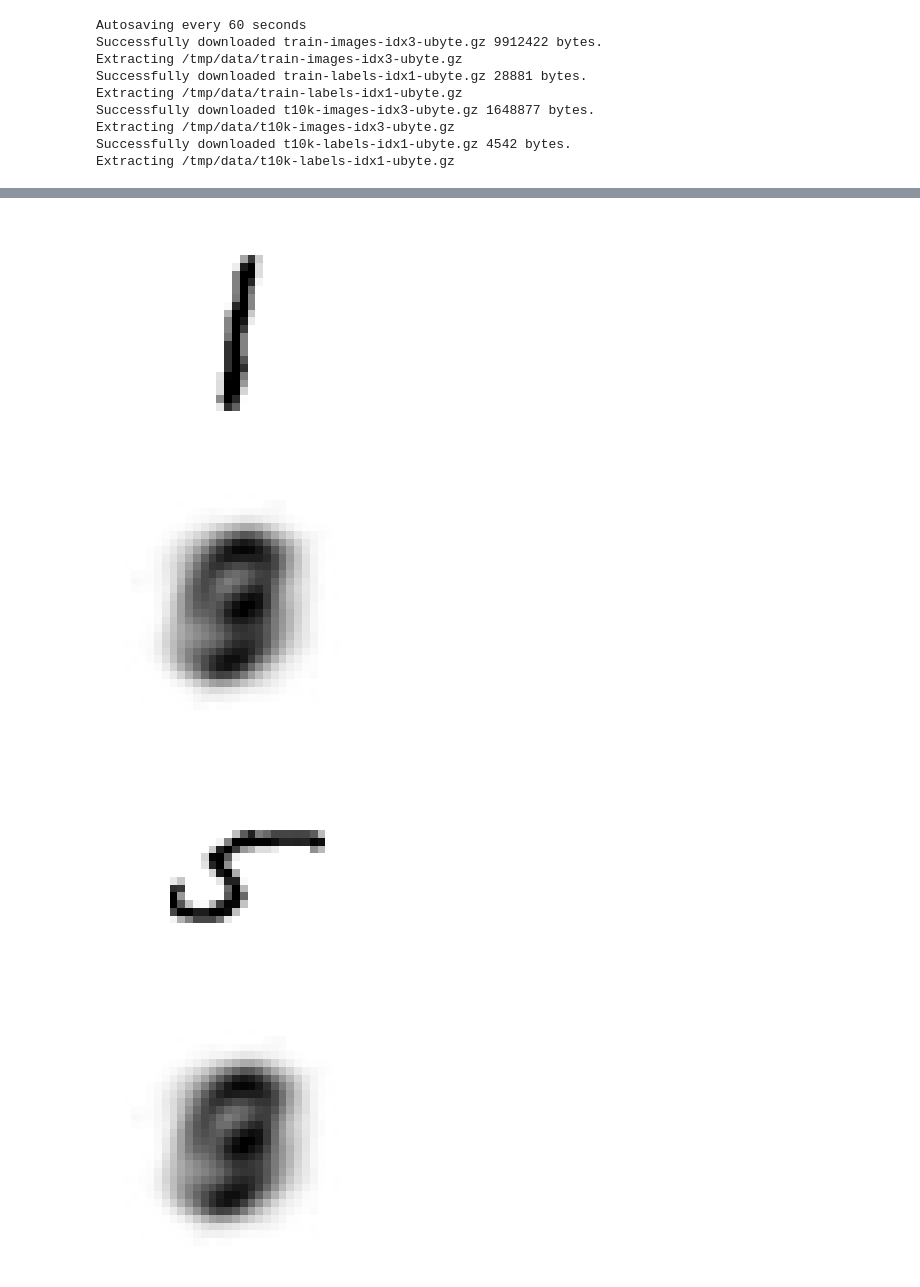
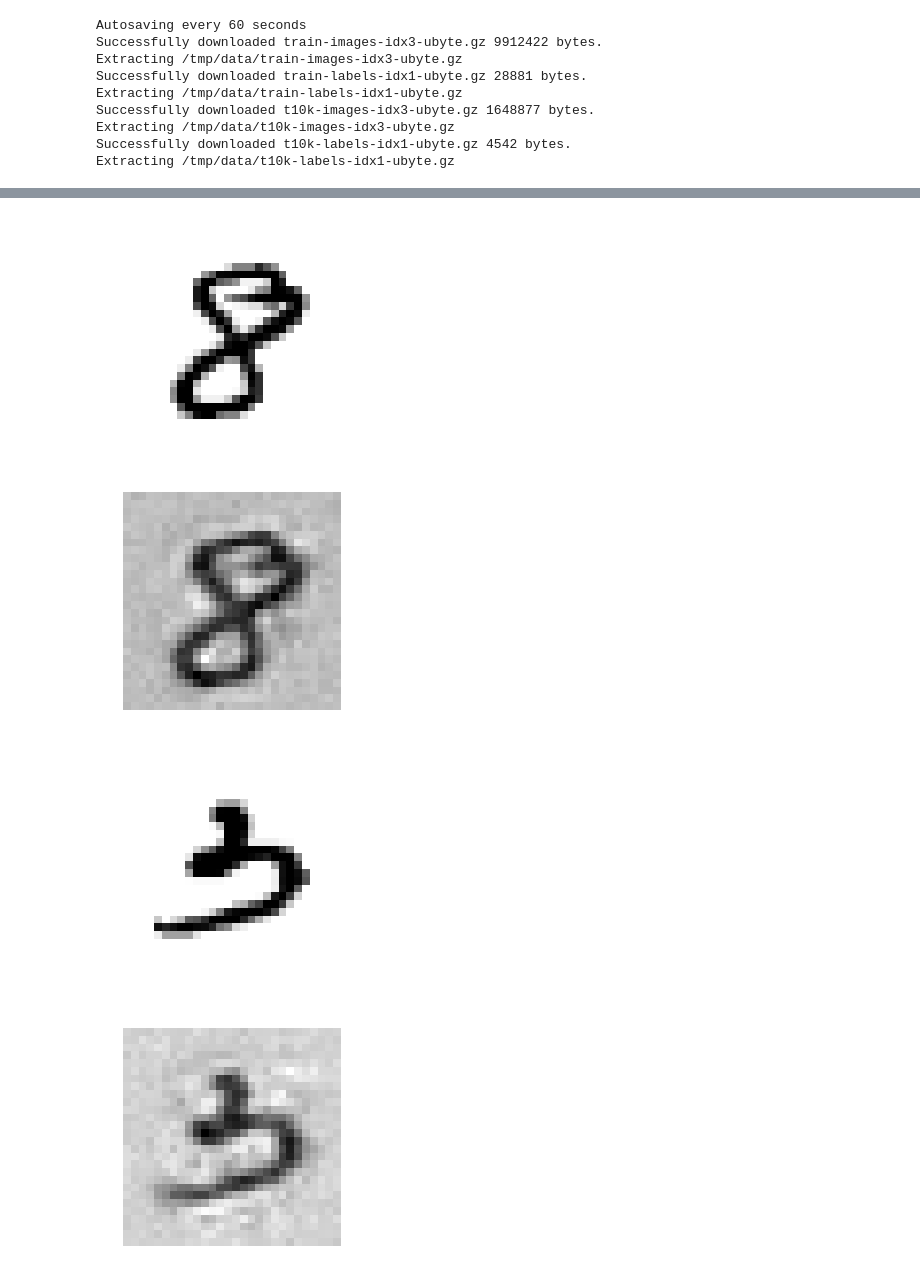
Before and after one commit to ashleyjsands/hands-on-ml, a Jupyter notebook: 15 Autoencoders.ipynb, the cells around one changed output, grey strips where cells are left out. Cells and saved outputs as stored; diff of their text form; code cells hidden in the pictures.

```diff
--- a/15 Autoencoders.ipynb
+++ b/15 Autoencoders.ipynb
@@ -166,25 +191,26 @@ INFO:tensorflow:Restoring parameters from ./checkpoints/mnist_autoencoder_model_
 # %%
 %matplotlib inline
 import matplotlib
 import matplotlib.pyplot as plt
 
 def show_image(image):
     plt.imshow(image, cmap = matplotlib.cm.binary,
         interpolation="nearest")
     plt.axis("off")
     plt.show()
 
 visualisation_batch = mnist.train.images[:3]
 o = sess.run([outputs], feed_dict={X: visualisation_batch})
+o = np.array(o).reshape((-1, n_input_neurons))
 
 image_shape = (input_spatial_size, input_spatial_size)
-for input_data, output_data in zip(visualisation_batch, o[0]):
+for input_data, output_data in zip(visualisation_batch, o):
     input_image = input_data.reshape(image_shape)
     show_image(input_image)
     output_image = output_data.reshape(image_shape)
     show_image(output_image)
 # %% [output]
-[figure, old version]
+[figure, new version]
-[figure, old version]
+[figure, new version]
-[figure, old version]
+[figure, new version]
-[figure, old version]
+[figure, new version]
```
Also changed, not shown: parts of 2 cells of this notebook.
